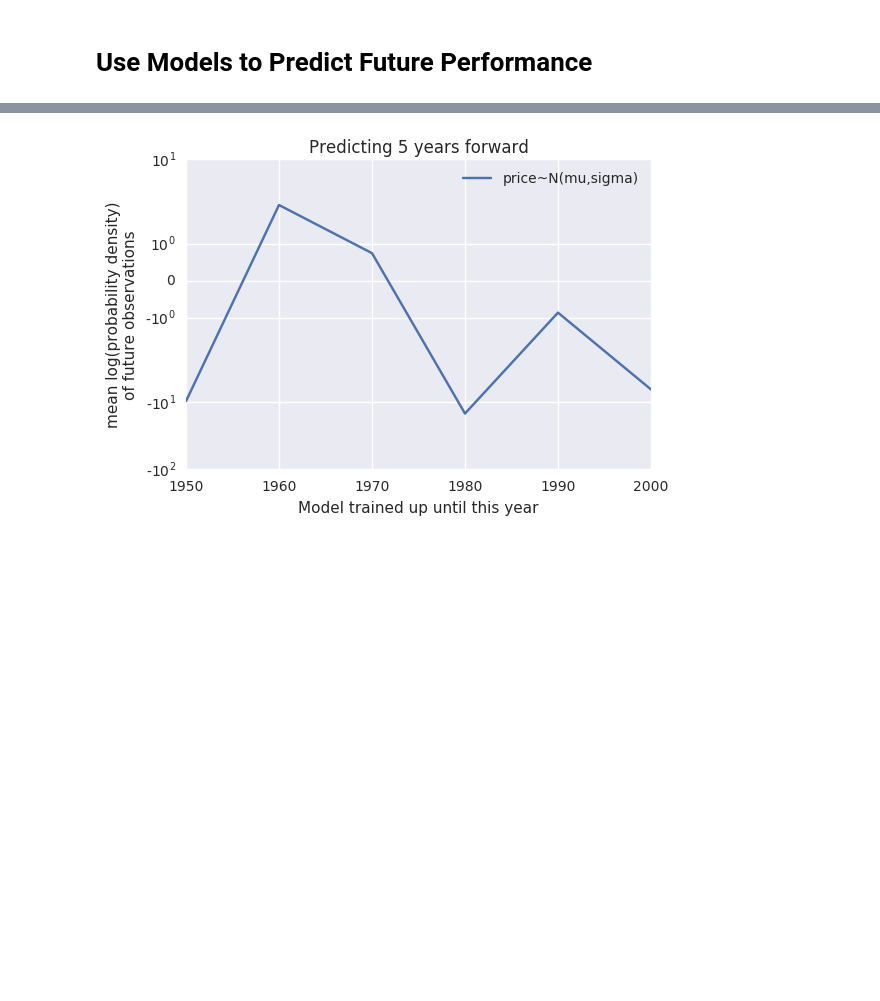
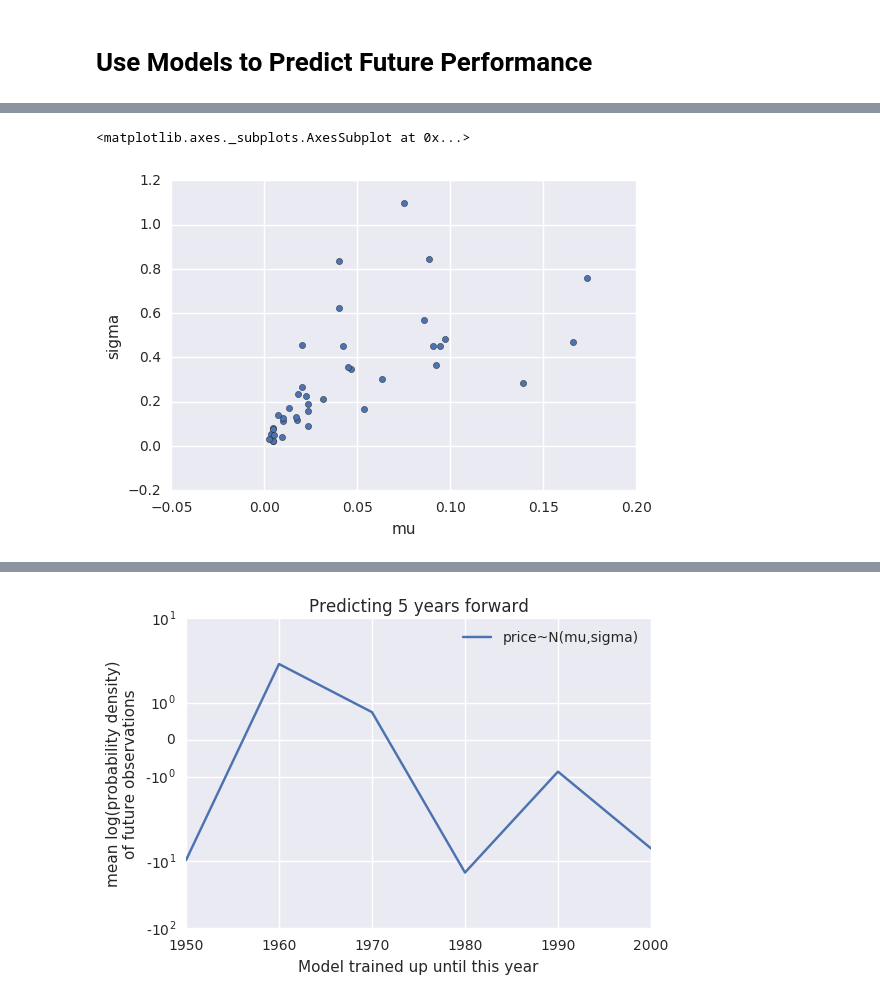
Before and after one commit to jeffalstott/technologytimeseries_forecasting, a Jupyter notebook: src/Modeling_Performance_Increases.ipynb, the cells around one changed output, grey strips where cells are left out. Saved outputs shown, nothing was run; the diff lists cells and outputs as text; code cells hidden in the pictures; blank space fills up the shorter version.

```diff
--- a/src/Modeling_Performance_Increases.ipynb
+++ b/src/Modeling_Performance_Increases.ipynb
@@ -947,0 +964,5 @@ price~t(nu,mu,sigma)
+# %%
+technology_models_fit_parameters['improvement~N(mu,sigma), hierarchical'].T.plot('mu', 'sigma', kind='scatter')
+# %% [output]
+<matplotlib.axes._subplots.AxesSubplot at 0x...>
+[figure, added]
```
Also changed, not shown: parts of 7 cells of this notebook, 8 other files.
